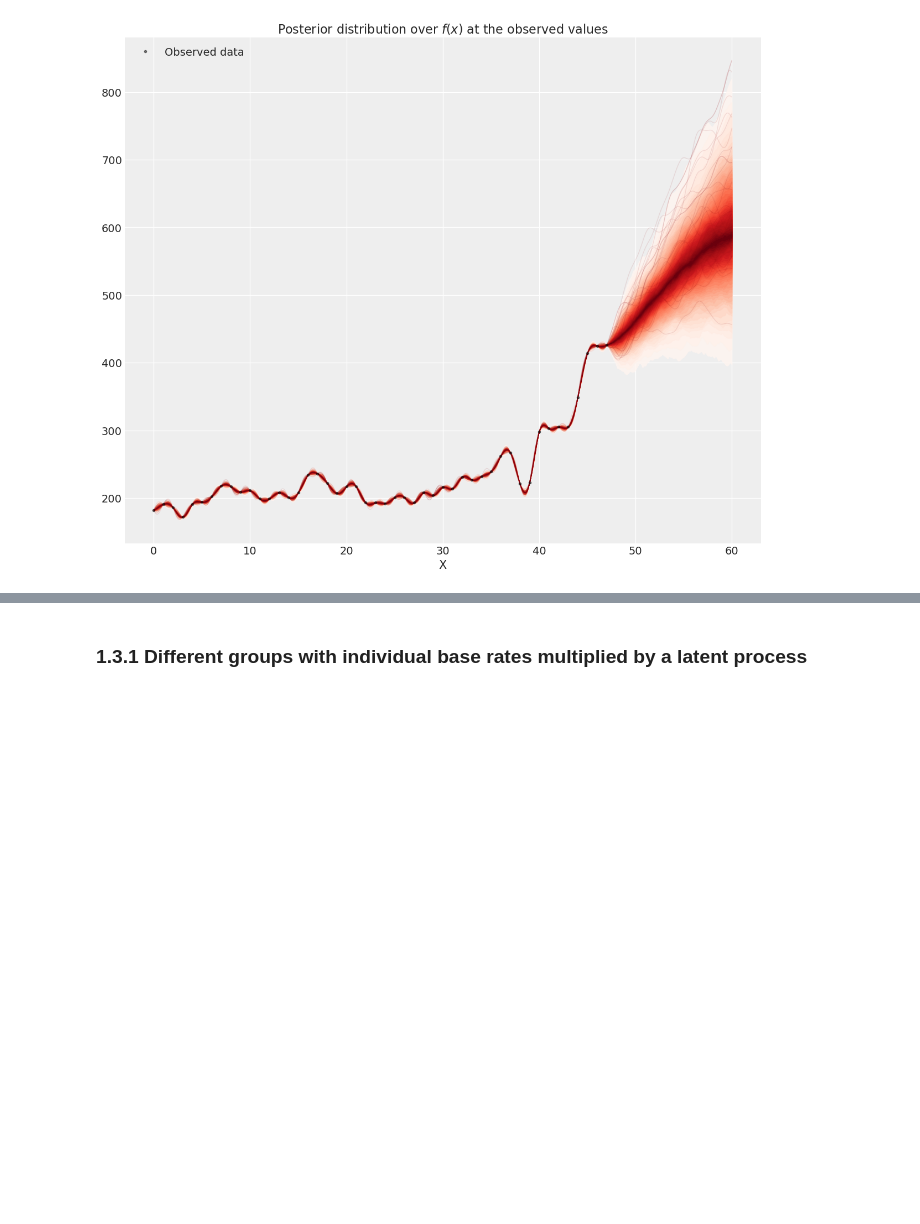
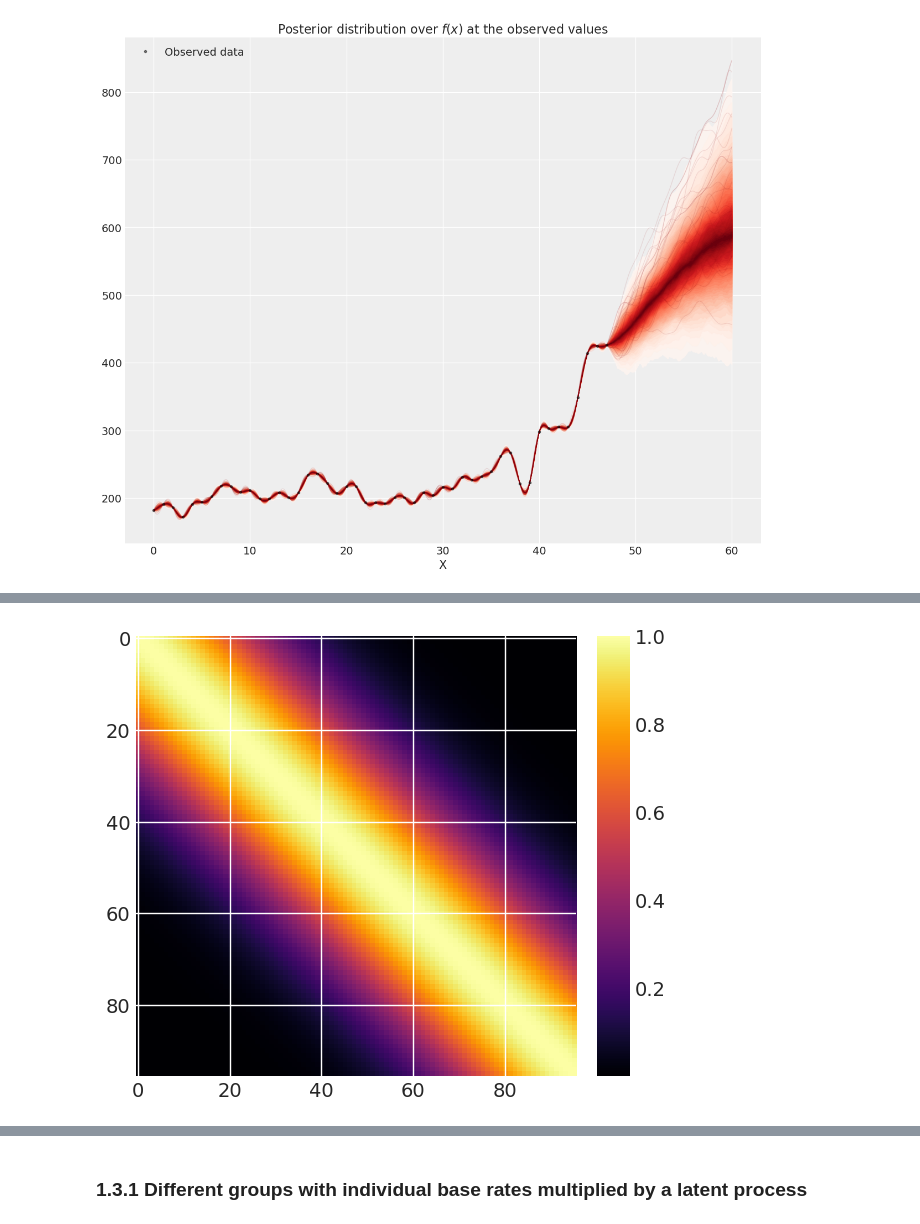
Before and after one commit to luisroque/Time-Series-Statistical-Models-Experiments, a Jupyter notebook: PhD_GaussianProcesses.ipynb, the cells around one changed output, grey strips where cells are left out. Drawn from its saved outputs; the diff is of its cells as text; code cells hidden in the pictures; blank space fills up the shorter version.

```diff
--- a/PhD_GaussianProcesses.ipynb
+++ b/PhD_GaussianProcesses.ipynb
@@ -389,0 +402,6 @@ https://docs.pymc.io/notebooks/GP-SparseApprox.html
+# %%
+# Zoom in cov of time series 1 and 2
+m = plt.imshow(K[:n*2,:n*2], cmap="inferno", interpolation='none')
+plt.colorbar(m);
+# %% [output]
+[figure, added]
```
Also changed, not shown: parts of 43 cells of this notebook, 2 other files.
